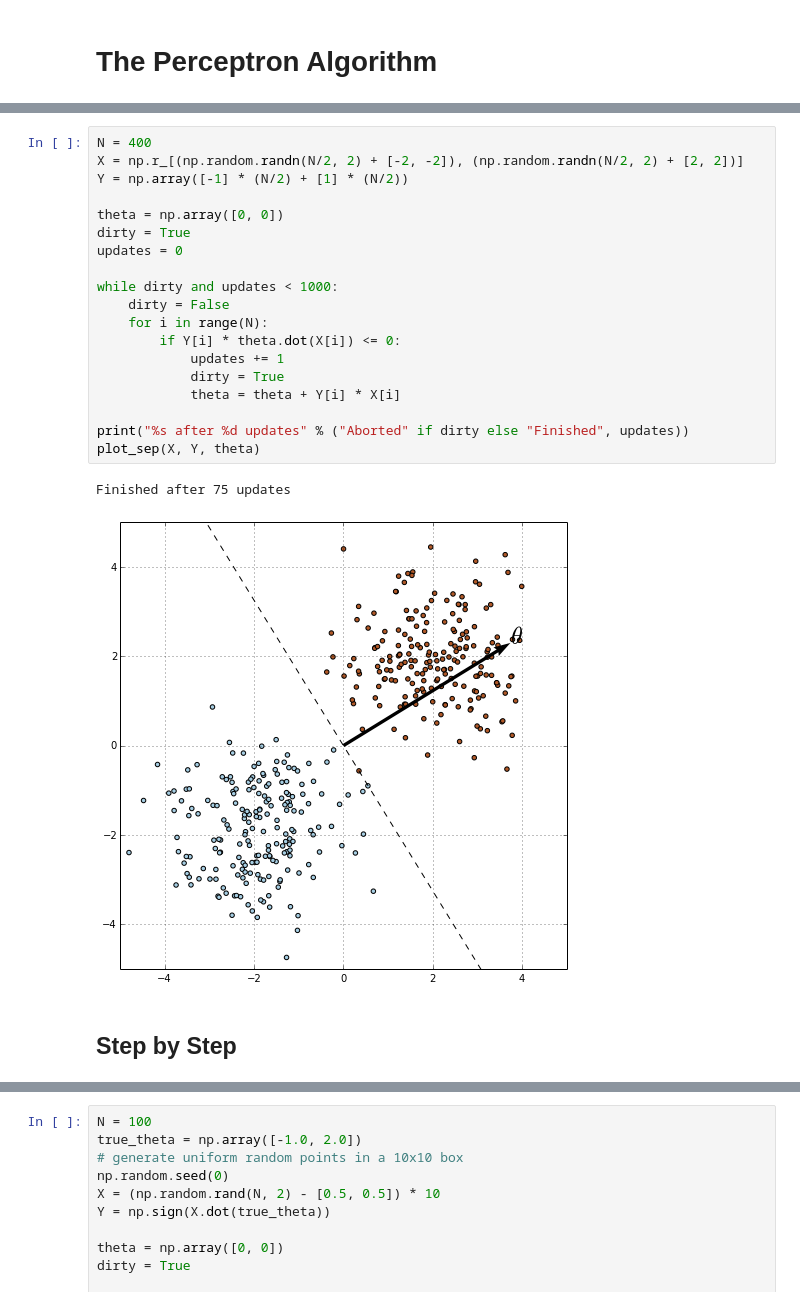
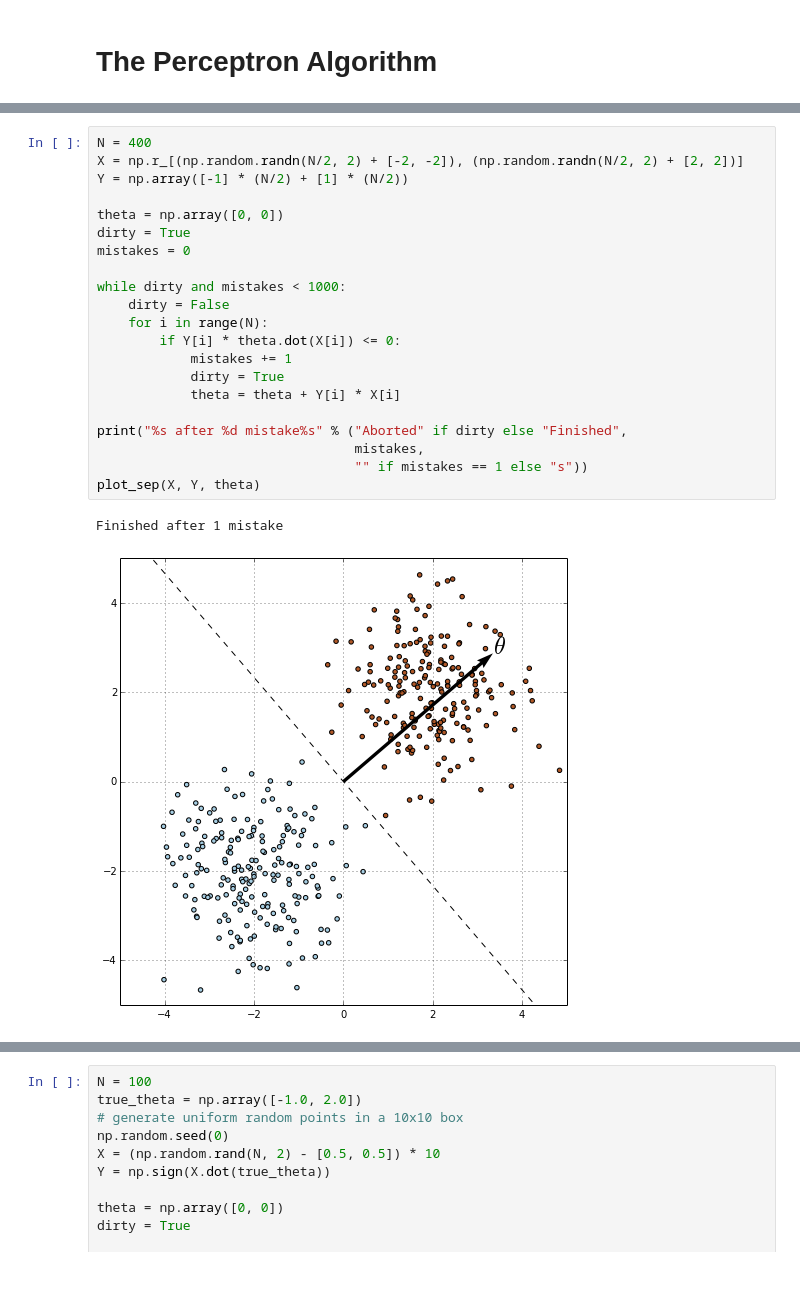
Before and after one commit to ssfrr/mas500, a Jupyter notebook: Perceptron.ipynb, the cells around one changed output, grey strips where cells are left out. Cells and saved outputs as stored; diff of their text form; blank space fills up the shorter version.

```diff
--- a/Perceptron.ipynb
+++ b/Perceptron.ipynb
@@ -59,24 +69,24 @@ Given a set of data and labels, how does one find an appropriate $\theta$ vector
 # %%
 N = 400
 X = np.r_[(np.random.randn(N/2, 2) + [-2, -2]), (np.random.randn(N/2, 2) + [2, 2])]
 Y = np.array([-1] * (N/2) + [1] * (N/2))
 
 theta = np.array([0, 0])
 dirty = True
-updates = 0
+mistakes = 0
 
-while dirty and updates < 1000:
+while dirty and mistakes < 1000:
     dirty = False
     for i in range(N):
         if Y[i] * theta.dot(X[i]) <= 0:
-            updates += 1
+            mistakes += 1
             dirty = True
             theta = theta + Y[i] * X[i]
 
-print("%s after %d updates" % ("Aborted" if dirty else "Finished", updates))
+print("%s after %d mistake%s" % ("Aborted" if dirty else "Finished",
+                                 mistakes,
+                                 "" if mistakes == 1 else "s"))
 plot_sep(X, Y, theta)
 # %% [output]
-Finished after 75 updates
+Finished after 1 mistake
-[figure, old version]
+[figure, new version]
-# %% [markdown]
-## Step by Step
```
Also changed, not shown: parts of 5 cells of this notebook, 1 other file.
